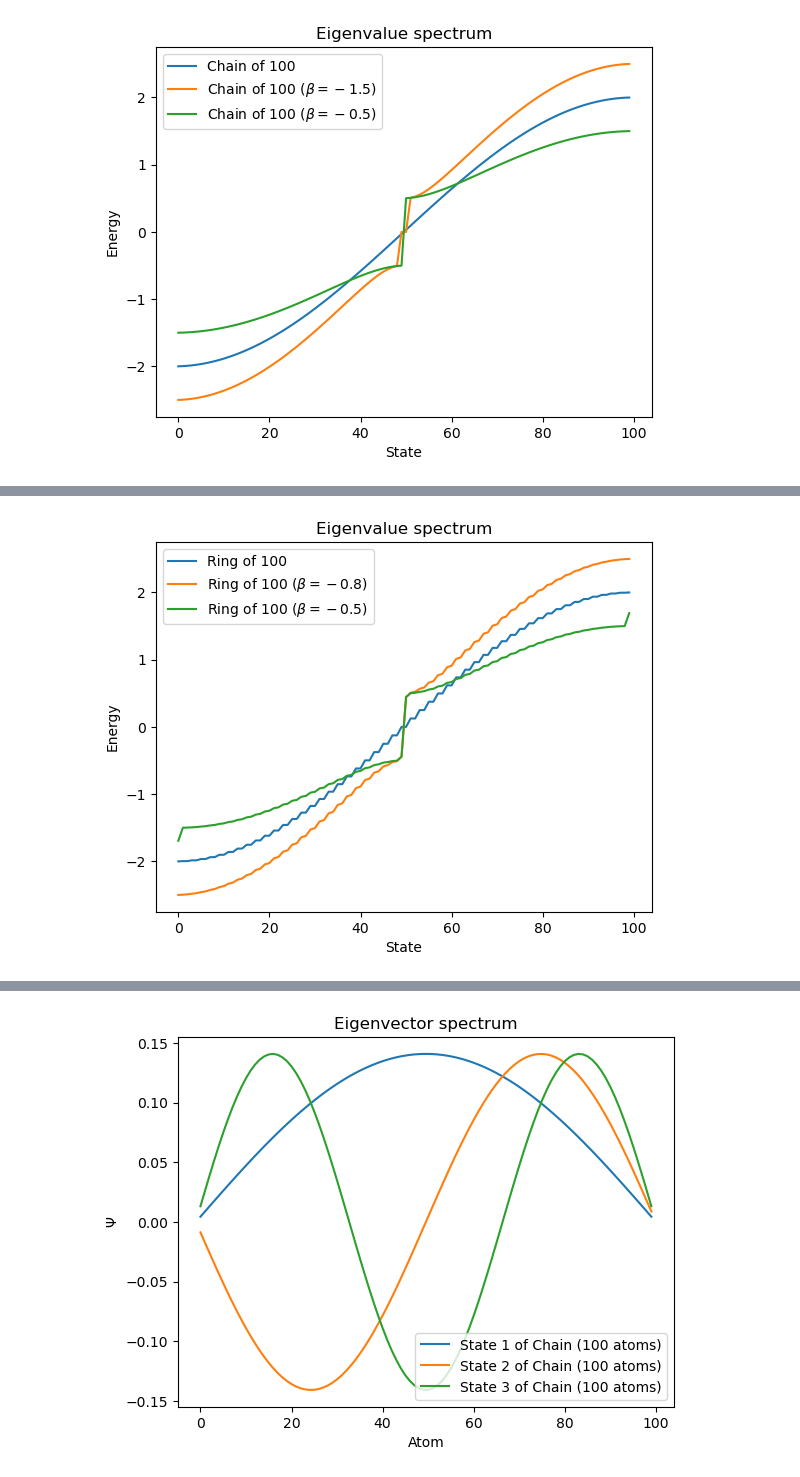
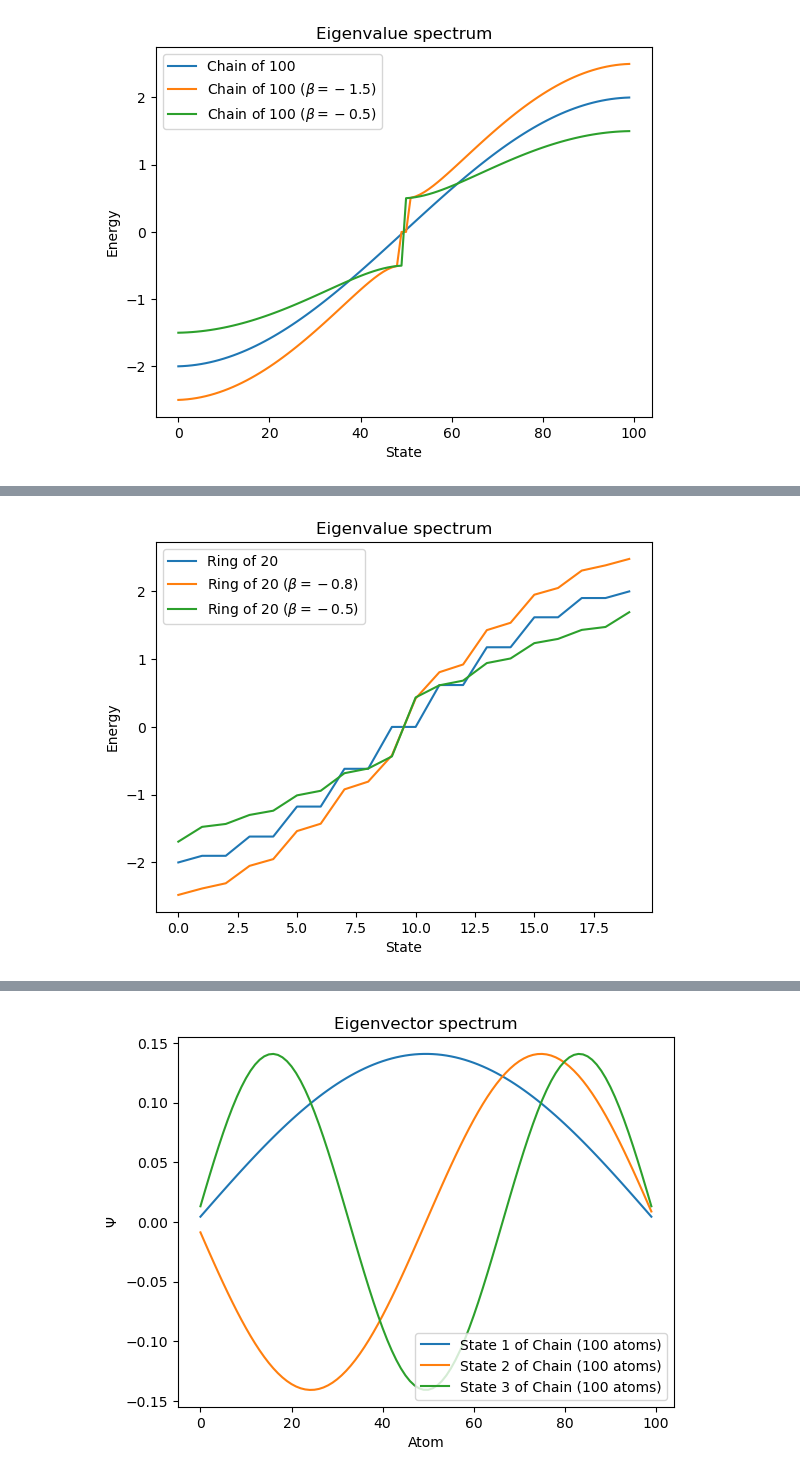
Before and after one commit to matarabadanf/Huckel-HW, a Jupyter notebook: plots/Plots.ipynb, the cells around one changed output, grey strips where cells are left out. Saved outputs shown, nothing was run; the diff lists cells and outputs as text; code cells hidden in the pictures.

```diff
--- a/plots/Plots.ipynb
+++ b/plots/Plots.ipynb
@@ -81,19 +98,19 @@ plt.savefig('alpha_in_ring.jpg', dpi=600)
 # %%
 # Testing the influence of beta in the eigenvalues for a ring
-ring = Chain(100)
+ring = Chain(20)
 ring.close_ring()
 ring.plot_eigenvalues()
 
-ring_beta_minus = Chain(100)
+ring_beta_minus = Chain(20)
 ring_beta_minus.close_ring()
 ring_beta_minus.set_beta_minus(-1.5)
 ring_beta_minus.plot_eigenvalues(comment=r'$\beta=-0.8$')
 
-ring_beta_minus = Chain(100)
+ring_beta_minus = Chain(20)
 ring_beta_minus.close_ring()
 ring_beta_minus.set_beta_minus(-.5)
 ring_beta_minus.plot_eigenvalues(comment=r'$\beta=-0.5$')
 
 plt.savefig('ring_beta_eigenvalues.jpg', dpi=600)
 # %% [output]
-[figure, old version]
+[figure, new version]
```
Also changed, not shown: parts of 7 cells of this notebook, 11 other files.
